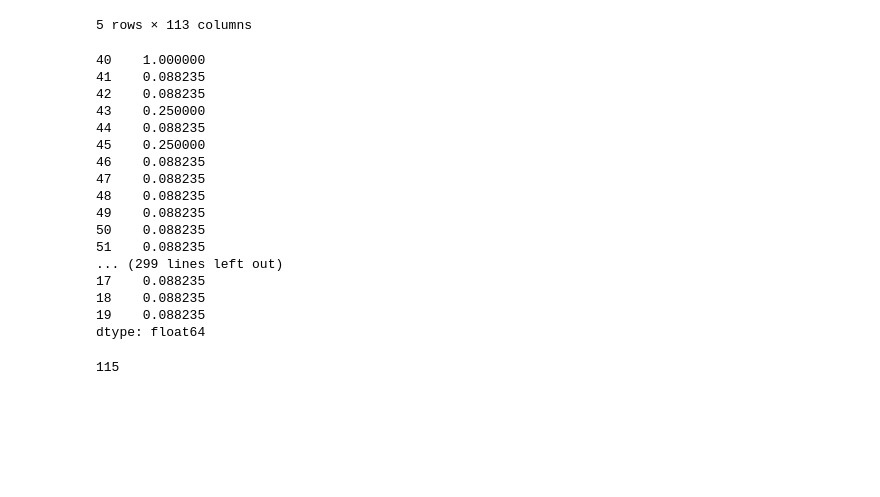
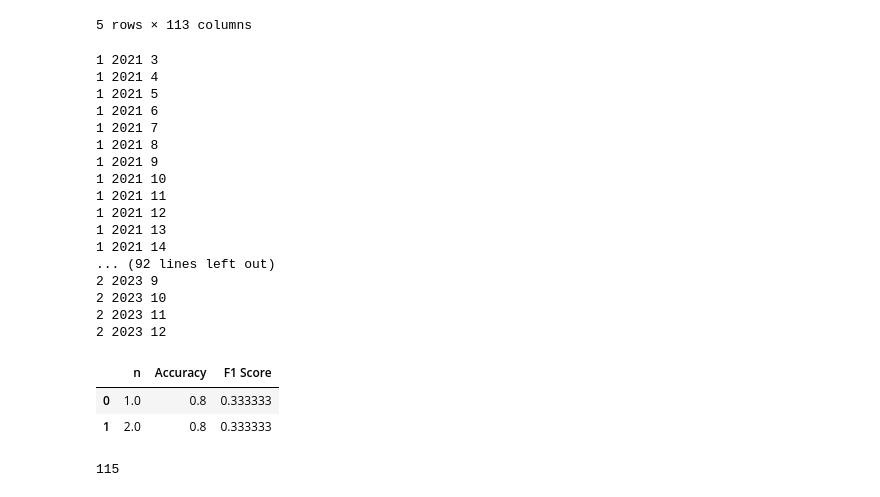
Before and after one commit to Yoshi234/f1-fanatasy-analysis, a Jupyter notebook: code/modeling/nick_learning.ipynb, the cells around one changed output. Drawn from its saved outputs; the diff is of its cells as text; code cells hidden in the pictures; blank space fills up the shorter version.

Commit message:
Nick function does run, but something is off

```diff
--- a/code/modeling/nick_learning.ipynb
+++ b/code/modeling/nick_learning.ipynb
@@ -886,8 +896,11 @@ def models_by_window_2(start_yr, start_r, n):
     """
     all_data = pd.read_feather("../../data/clean_model_data.feather")
 
+    results_df = pd.DataFrame(columns=['n', 'Accuracy', 'F1 Score'])
+
     # For each model of window size 1 to n
-    for i in range(n+1):
+    for i in range(1, n+1):
+        single_n_results_df = pd.DataFrame(columns=['Accuracy', 'F1 Score'])
 
         # for race from start_yr, start_r to most recent race
         for year in range(start_yr, 2024):
@@ -902,10 +915,10 @@ def models_by_window_2(start_yr, start_r, n):
                 first_r = 1
 
             for round in range(first_r, num_rounds+1):
-                #print(year, round) # just a test
+                print(i, year, round) # just a test
 
                 # get data window of current size and current race
-                train_window = get_data_in_window(k = n+1, yr = year, r_val = round)
+                train_window = get_data_in_window(k = i+1, yr = year, r_val = round)
                 train_window['Podium Finish'] = ['Yes' if position <= 3 else 'No' for position in train_window['positionOrder']]
                 train_window = train_window.reset_index().drop(['index'],axis=1)
 
@@ -920,7 +933,7 @@ def models_by_window_2(start_yr, start_r, n):
                 #print(train_window['round'].unique()) # another test
 
                 # select features using the data window
-                train_features = train_window[['Podium Finish', 'driverId_1', 'constructorId_9']]
+                train_features = train_window[['Podium Finish', 'driverId_1', 'constructorId_9', 'dew']]
 
                 features = train_features.columns.drop(['Podium Finish'])
 
@@ -934,14 +947,25 @@ def models_by_window_2(start_yr, start_r, n):
 
                 # get predicted probabilities for current race
                 test = MS(features).fit_transform(test_window)
-                probs = lr_results.predict(test)
-                print(probs)
-                break
-            # classify predictions
+                probabilities = lr_results.predict(test)
 
-            # Find accuracy and f1 score
+                # classify predictions
+                labels = np.array(['Yes'] * 20)
+                no_indices = np.argpartition(probs, 17)[:17]
+                labels[no_indices] = 'No'
+
+                # Find accuracy and f1 score
+                test_accuracy = np.mean(labels == test_window['Podium Finish'])
+                test_f1 = f1_score(np.array(test_window['Podium Finish']), labels, pos_label='Yes')
+
+                # Add to singlular df
+                single_n_results_df = single_n_results_df._append({'Accuracy': test_accuracy, 'F1 Score': test_f1}, ignore_index=True)
 
         # take average accuracy and f1 score for window size and add to a dataframe
+        results_df = results_df._append({'n': i, 'Accuracy': single_n_results_df['Accuracy'].mean(), 'F1 Score': single_n_results_df['F1 Score'].mean()}, ignore_index = True)
+
+    # return results dataframe
+    return results_df
 # %%
 from ISLP.models import (ModelSpec as MS, summarize)
 import statsmodels.api as sm
@@ -948,20 +973,26 @@ import statsmodels.api as sm
-# %%
-models_by_window_2(2019, 3, 2)
-# %% [output]
-40    1.000000
-41    0.088235
-42    0.088235
-43    0.250000
-44    0.088235
-45    0.250000
-46    0.088235
-47    0.088235
-48    0.088235
-49    0.088235
-50    0.088235
-51    0.088235
-... (299 lines left out)
-17    0.088235
-18    0.088235
-19    0.088235
-dtype: float64
+# %%
+jo = models_by_window_2(2021, 3, 2)
+jo
+# I think it does not like the way I am appending to the dataframes
+# also accuracy and f1 score have the same values no matter what I do, so something is off
+# %% [output]
+1 2021 3
+1 2021 4
+1 2021 5
+1 2021 6
+1 2021 7
+1 2021 8
+1 2021 9
+1 2021 10
+1 2021 11
+1 2021 12
+1 2021 13
+1 2021 14
+... (92 lines left out)
+2 2023 9
+2 2023 10
+2 2023 11
+2 2023 12
+|  | n | Accuracy | F1 Score |
+| 0 | 1.0 | 0.8 | 0.333333 |
+| 1 | 2.0 | 0.8 | 0.333333 |
```
Also changed, not shown: parts of 7 cells of this notebook.
